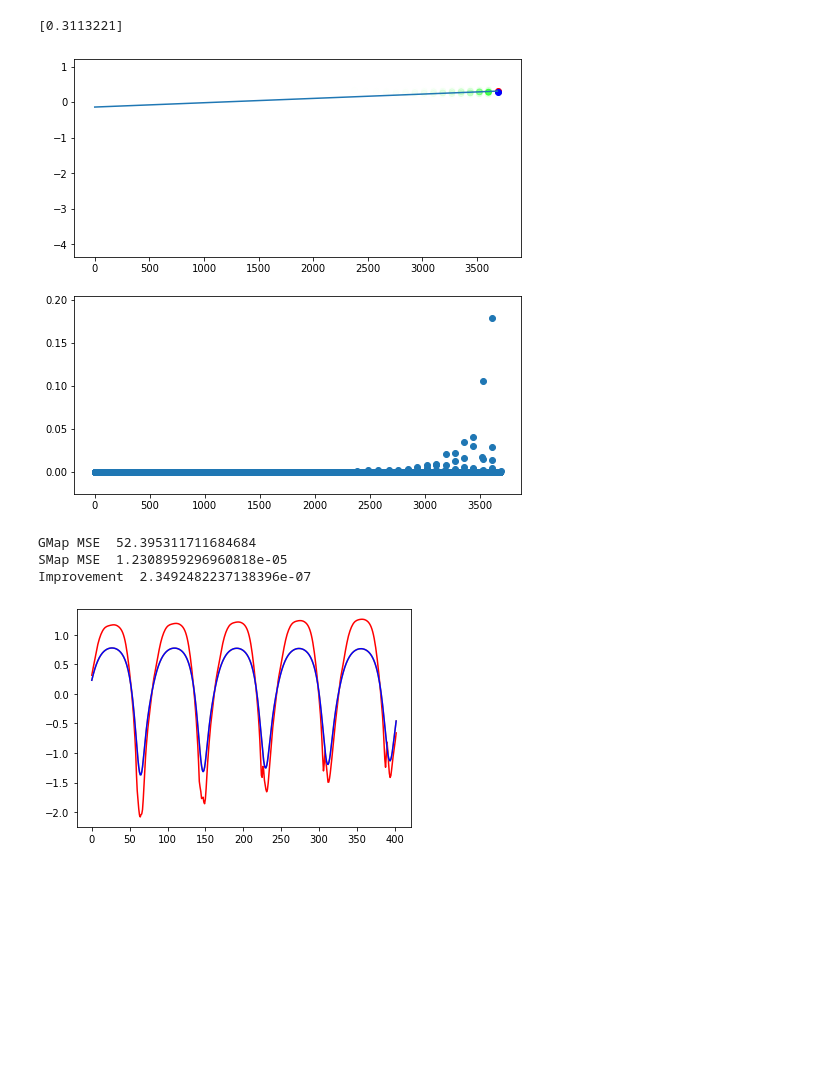
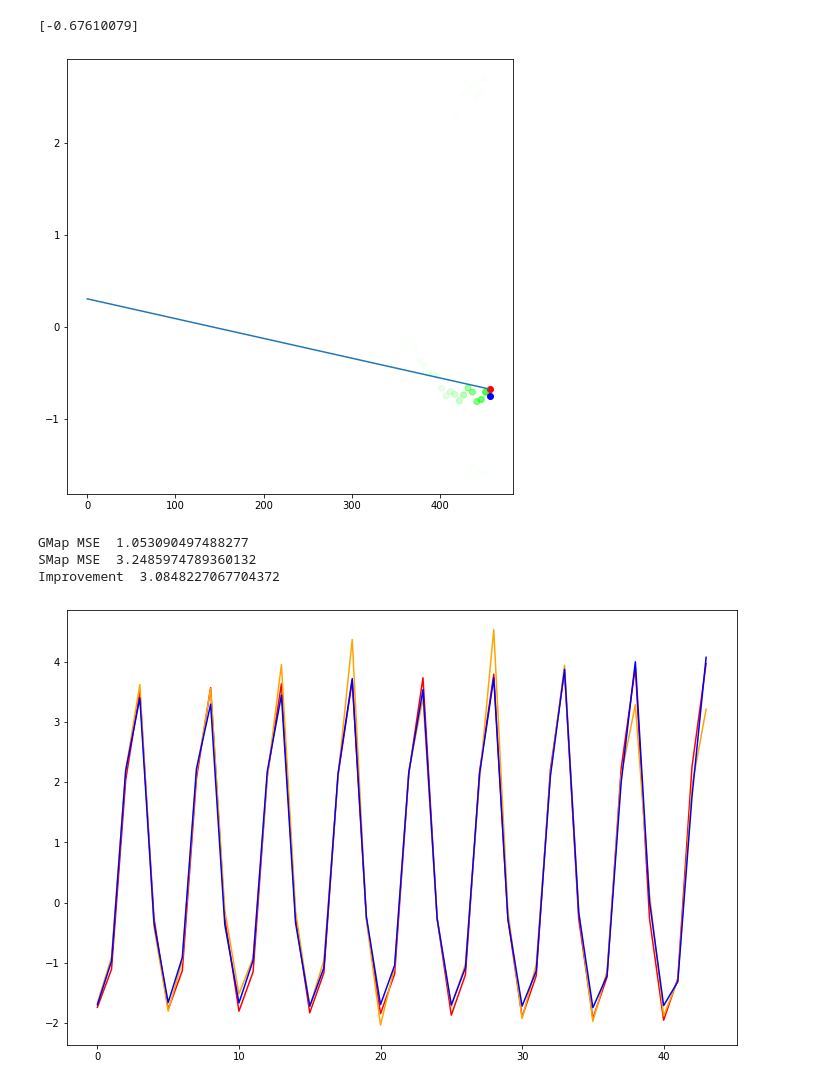
Before and after one commit to kenflat2/Nonlinear-Regression, a Jupyter notebook: Nonstationary SMap.ipynb, the cells around one changed output. Cells and saved outputs as stored; diff of their text form; code cells hidden in the pictures; blank space fills up the shorter version.

```diff
--- a/Nonstationary SMap.ipynb
+++ b/Nonstationary SMap.ipynb
@@ -54,8 +54,9 @@ def delayEmbed(Xin, Yin,assignment,embInterval):
 # %%
 settlingTime = 5
 
-end = 2**12
-tlen = 2 ** 17 + settlingTime
+end = 2**9
+# tlen = 2 ** 17 + settlingTime
+tlen = 2 ** 9
 trainToTest = 0.90 # between 0 and 1
 t = np.linspace(0, end, num=tlen)
 
@@ -170,10 +175,10 @@ i = 1
 pred = Xtest[i]
 predTime = Xtrain.shape[0] + i
 
-theta = 30
+theta = 2 ** 2
 
 # print(predTime - np.arange(0,Xtrain.shape[0]))
-delta = 2 ** -8
+delta = 2 ** -5
 
 norms = la.norm(pred - Xtrain,axis=1)
 d = np.mean(norms)
@@ -197,21 +202,22 @@ print(prediction)
 
 # kernel = np.fromfunction(lambda i,j: np.exp(-1*la.norm(X[i]-X[j],axis=2)) , (X.shape[0],X.shape[0]),dtype=int)
 
-figKernel, axKernel = plt.subplots(2, figsize=(8,8))
+figKernel, axKernel = plt.subplots(1, figsize=(8,8))
 colors = np.zeros((Xtrain.shape[0],4))
 colors[:,1] = 1
 colors[:,3,None] = weights
-axKernel[0].scatter(np.arange(Ytrain.shape[0]),Ytrain,c=colors)
-axKernel[0].plot(np.arange(Ytrain.shape[0]), lineOfBestFit(np.arange(Ytrain.shape[0])))
-axKernel[0].scatter(predTime, prediction, c="red")
-axKernel[0].scatter(predTime, Ytest[i], c="blue")
-axKernel[1].scatter(A[:,0],A[:,1])
+axKernel.scatter(np.arange(Ytrain.shape[0]),Ytrain,c=colors)
+axKernel.plot(np.arange(Ytrain.shape[0]), lineOfBestFit(np.arange(Ytrain.shape[0])))
+axKernel.scatter(predTime, prediction, c="red")
+axKernel.scatter(predTime, Ytest[i], c="blue")
+# plt.ylim([-0.25,0.5])
+# axKernel[1].scatter(A[:,0],A[:,1])
 # axKernel[1].scatter(np.arange(Ytrain.shape[0]),np.arange(Ytrain.shape[0])*V[0,0])
 # axKernel.imshow(kernel)
 plt.show()
 # %% [output]
-[0.3113221]
+[-0.67610079]
-[figure, old version]
+[figure, new version]
 # %%
 def GMap(X, Y, x, t, theta):
     norms = la.norm(x - X,axis=1)
@@ -283,21 +300,21 @@ for i in range(Xtest.shape[0]):
 # %%
 # print(np.dot(Ytest - predictionsGMap,Ytest - predictionsGMap))
 # print(np.dot(Ytest - predictionsSMap,Ytest - predictionsSMap))
 
 MSEG = np.dot(Ytest.flatten() - predictionsGMap,Ytest.flatten() - predictionsGMap)
 MSES = np.dot(Ytest.flatten() - predictionsSMap,Ytest.flatten() - predictionsSMap)
 
 print("GMap MSE ",MSEG)
 print("SMap MSE ",MSES)
 print("Improvement ", MSES / MSEG)
 
-figGMap, axGMap = plt.subplots(1)
+figGMap, axGMap = plt.subplots(1, figsize = (12,8))
 axGMap.plot(predictionsGMap, c="red")
 axGMap.plot(predictionsSMap, c="orange")
 axGMap.plot(Ytest, c="blue")
 plt.show()
 # %% [output]
-GMap MSE  52.395311711684684
-SMap MSE  1.2308959296960818e-05
-Improvement  2.3492482237138396e-07
+GMap MSE  1.053090497488277
+SMap MSE  3.2485974789360132
+Improvement  3.0848227067704372
-[figure, old version]
+[figure, new version]
```
Also changed, not shown: parts of 4 cells of this notebook, 5 other files.
